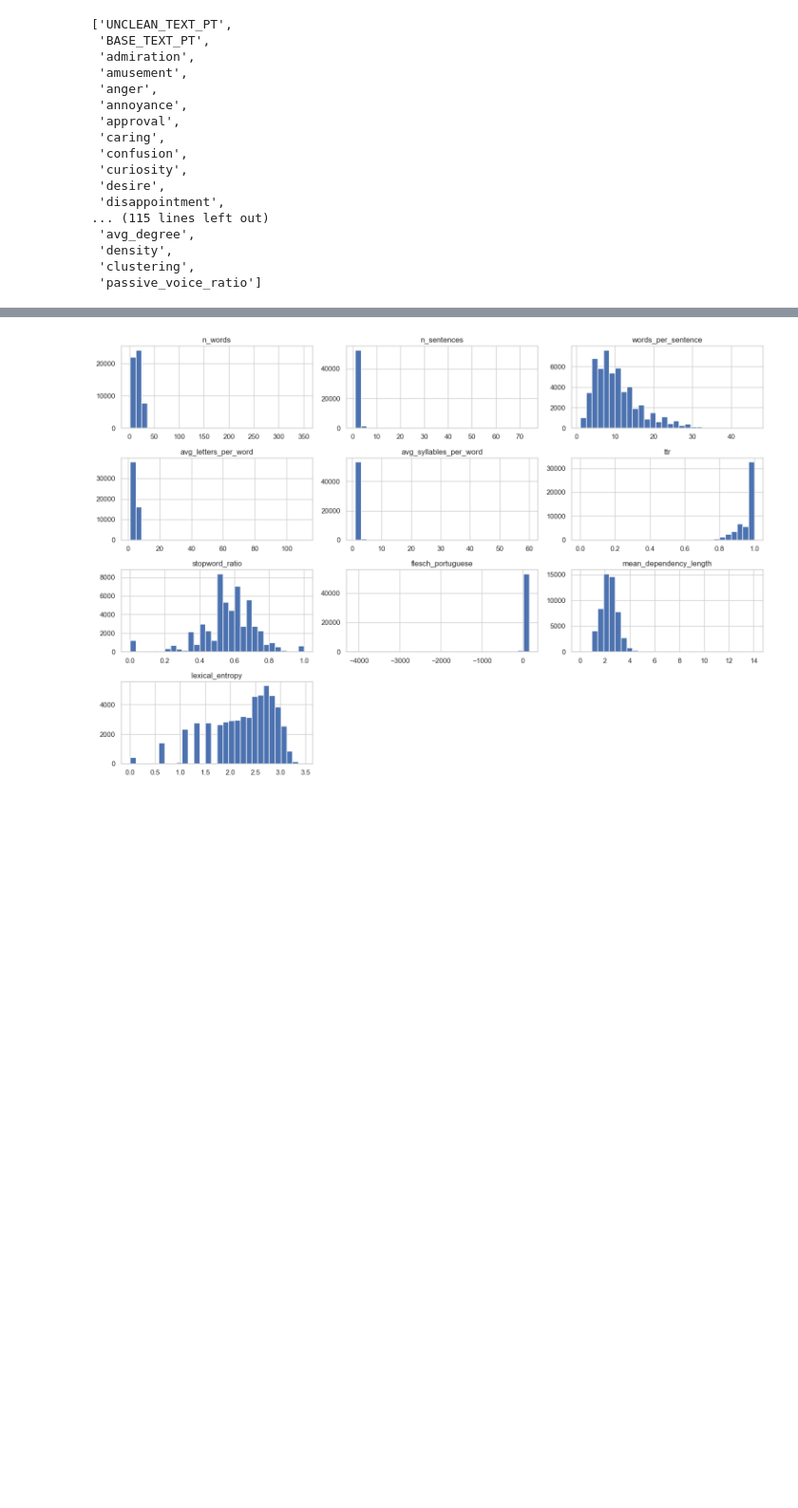
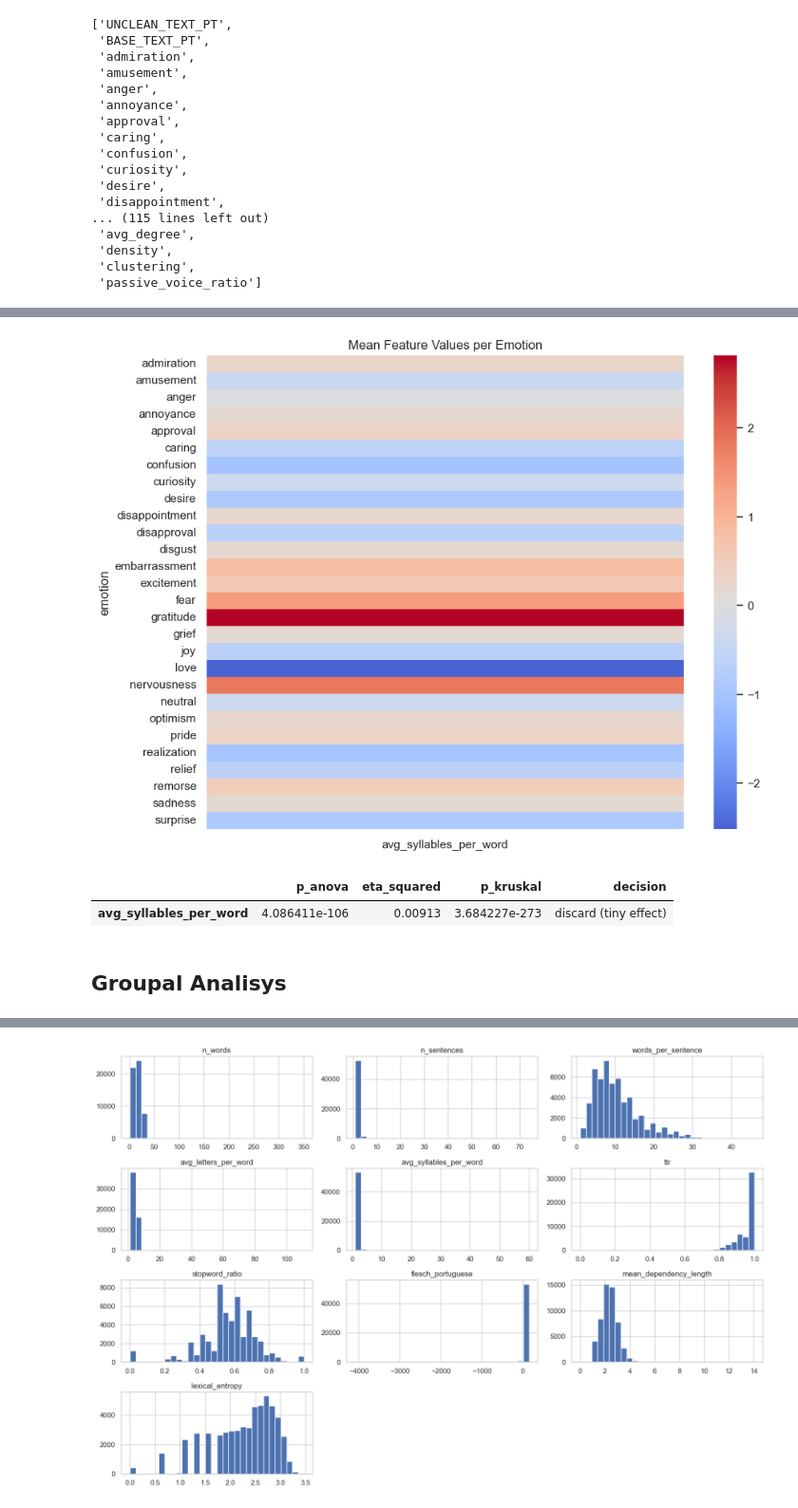
Before and after one commit to LuanBarbs/tcc-emotion-detection-nlp, a Jupyter notebook: src/analyse_linguistic_features.ipynb, the cells around one changed output, grey strips where cells are left out. Shown at 95% size. Drawn from its saved outputs; the diff is of its cells as text; code cells hidden in the pictures; blank space fills up the shorter version.

```diff
--- a/src/analyse_linguistic_features.ipynb
+++ b/src/analyse_linguistic_features.ipynb
@@ -31,3 +100,67 @@ df.columns.tolist()
+# %%
+emotion_means = df_long.groupby('emotion')[feature].mean()
+emotion_means_z = (emotion_means - emotion_means.mean()) / emotion_means.std()
+
+plt.figure(figsize=(10,8))
+sns.heatmap(emotion_means_z, cmap='coolwarm', center=0)
+plt.title("Mean Feature Values per Emotion")
+plt.show()
+# %% [output]
+[figure, added]
+# %%
+results = {}
+
+def evaluate_feature(row):
+    if row['p_anova'] < 0.05 and row['p_kruskal'] < 0.05:
+        if row['eta_squared'] >= 0.06:
+            return 'keep (medium effect)'
+        elif row['eta_squared'] >= 0.01:
+            return 'weak keep'
+        else:
+            return 'discard (tiny effect)'
+
+    return 'discard (not significant)'
+
+for feat in feature:
+
+    # grupos por emoção
+    groups = [
+        df[df[emotion] == 1][feat].dropna()
+        for emotion in emotion_cols
+    ]
+
+    # remove grupos vazios (importante!)
+    groups = [g for g in groups if len(g) > 0]
+
+    k = len(groups)                      # número de grupos
+    n = sum(len(g) for g in groups)      # total de observações
+
+    # --- ANOVA ---
+    f_stat, p_anova = f_oneway(*groups)
+
+    # --- ETA SQUARED ---
+    eta_sq = (f_stat * (k - 1)) / (f_stat * (k - 1) + (n - k))
+
+    # --- KRUSKAL (não-paramétrico) ---
+    h_stat, p_kruskal = kruskal(*groups)
+
+    results[feat] = {
+        'p_anova': p_anova,
+        'eta_squared': eta_sq,
+        'p_kruskal': p_kruskal
+    }
+
+anova_df = pd.DataFrame(results).T
+anova_df = anova_df.sort_values('p_anova')
+
+anova_df['decision'] = anova_df.apply(evaluate_feature, axis=1)
+
+anova_df
+# %% [output]
+|  | p_anova | eta_squared | p_kruskal | decision |
+| avg_syllables_per_word | 4.086411e-106 | 0.00913 | 3.684227e-273 | discard (tiny effect) |
+# %% [markdown]
+## Groupal Analisys
 # %%
 features = [
     'n_words', 'n_sentences', 'words_per_sentence',
```
Also changed, not shown: parts of 7 cells of this notebook.
